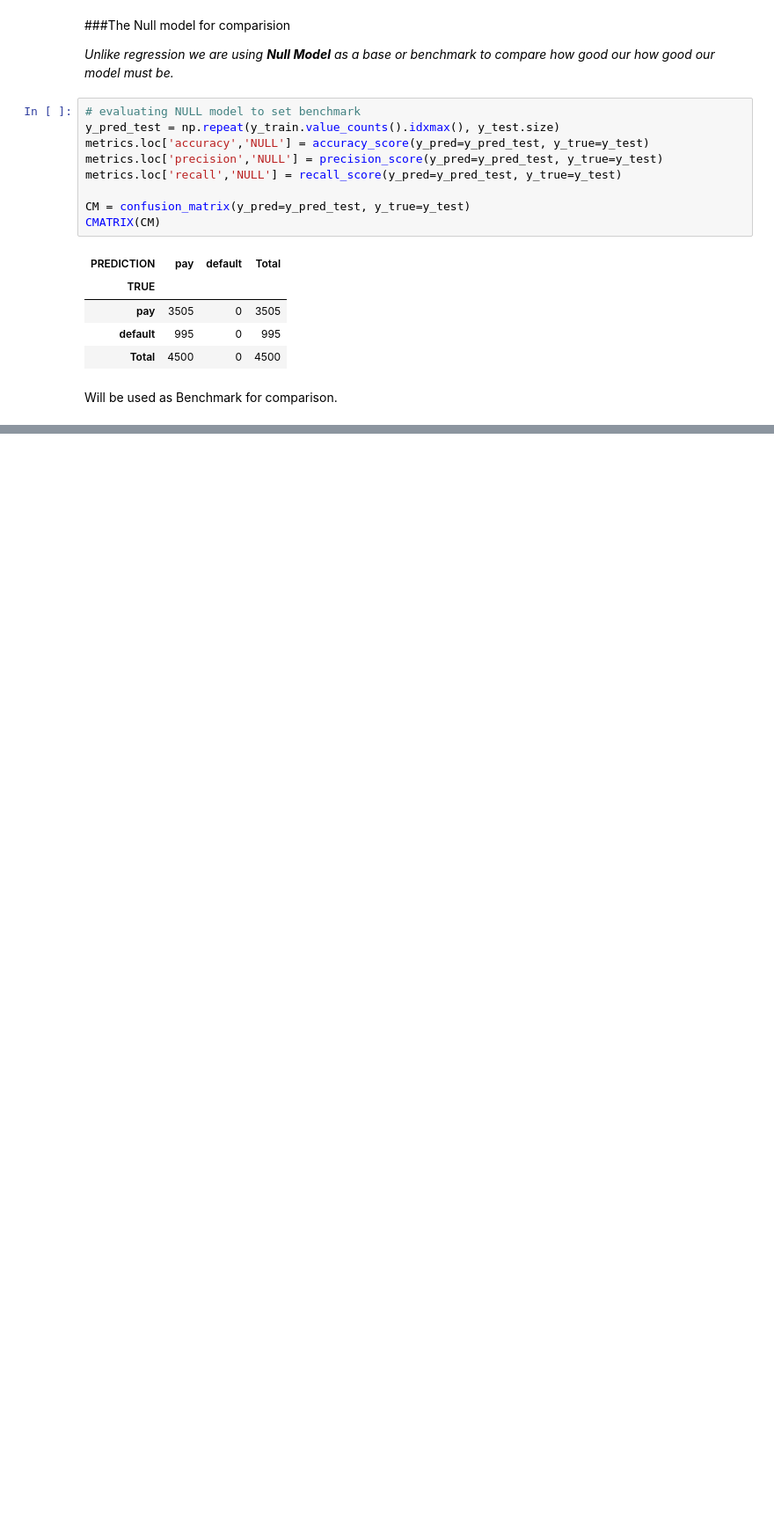
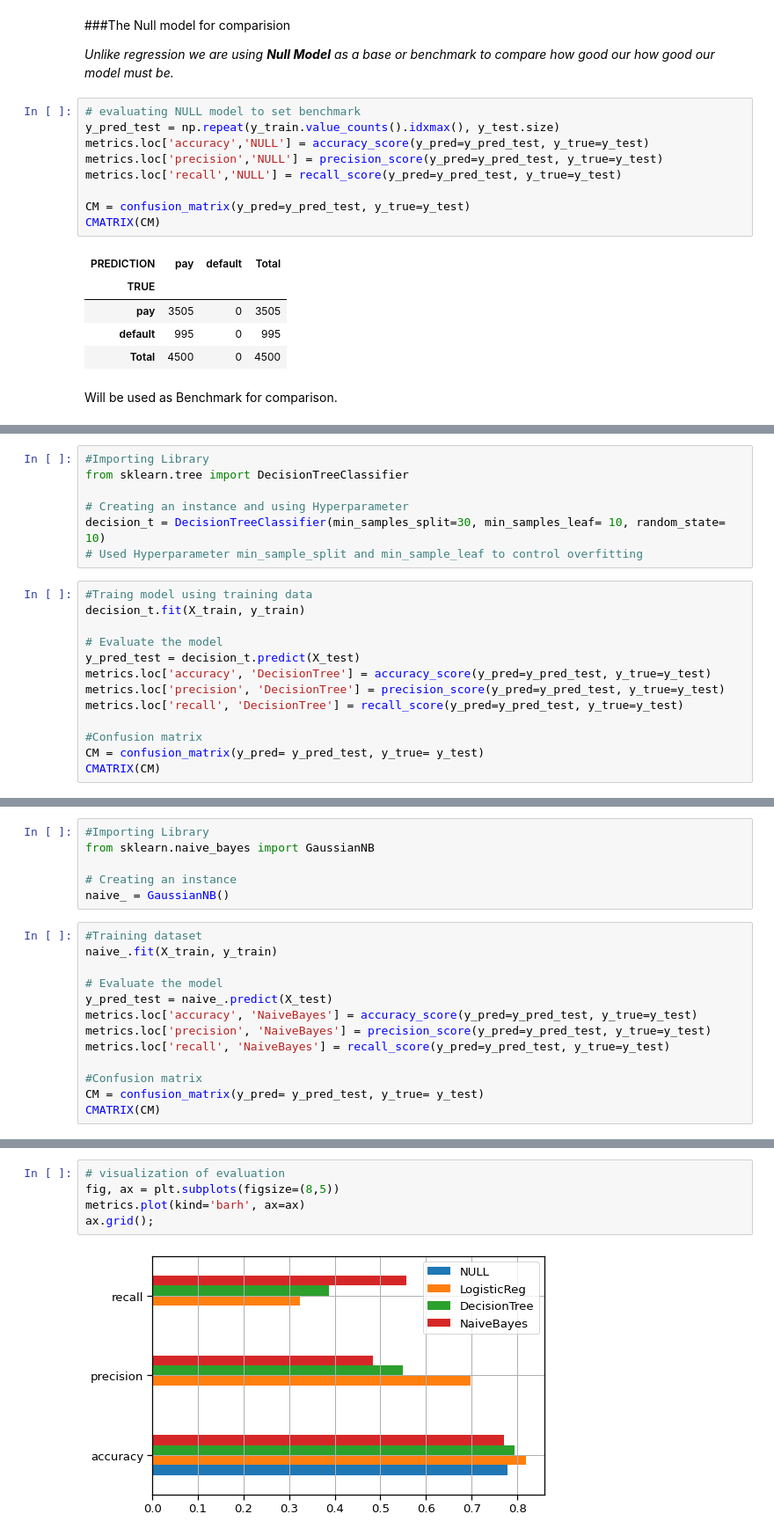
Before and after one commit to Syed-Irfan-1165/Credit-Card-Default-Prediction, a Jupyter notebook: Credit_card_default_prediction.ipynb, the cells around one changed output, grey strips where cells are left out. Shown at 88% size. Cells and saved outputs as stored; diff of their text form; blank space fills up the shorter version.

```diff
--- a/Credit_card_default_prediction.ipynb
+++ b/Credit_card_default_prediction.ipynb
@@ -548,0 +584,20 @@ Will be used as Benchmark for comparison.
+# %%
+#Importing Library
+from sklearn.tree import DecisionTreeClassifier
+
+# Creating an instance and using Hyperparameter
+decision_t = DecisionTreeClassifier(min_samples_split=30, min_samples_leaf= 10, random_state= 10)
+# Used Hyperparameter min_sample_split and min_sample_leaf to control overfitting
+# %%
+#Traing model using training data
+decision_t.fit(X_train, y_train)
+
+# Evaluate the model
+y_pred_test = decision_t.predict(X_test)
+metrics.loc['accuracy', 'DecisionTree'] = accuracy_score(y_pred=y_pred_test, y_true=y_test)
+metrics.loc['precision', 'DecisionTree'] = precision_score(y_pred=y_pred_test, y_true=y_test)
+metrics.loc['recall', 'DecisionTree'] = recall_score(y_pred=y_pred_test, y_true=y_test)
+
+#Confusion matrix
+CM = confusion_matrix(y_pred= y_pred_test, y_true= y_test)
+CMATRIX(CM)
@@ -548,0 +612,19 @@ Will be used as Benchmark for comparison.
+# %%
+#Importing Library
+from sklearn.naive_bayes import GaussianNB
+
+# Creating an instance
+naive_ = GaussianNB()
+# %%
+#Training dataset
+naive_.fit(X_train, y_train)
+
+# Evaluate the model
+y_pred_test = naive_.predict(X_test)
+metrics.loc['accuracy', 'NaiveBayes'] = accuracy_score(y_pred=y_pred_test, y_true=y_test)
+metrics.loc['precision', 'NaiveBayes'] = precision_score(y_pred=y_pred_test, y_true=y_test)
+metrics.loc['recall', 'NaiveBayes'] = recall_score(y_pred=y_pred_test, y_true=y_test)
+
+#Confusion matrix
+CM = confusion_matrix(y_pred= y_pred_test, y_true= y_test)
+CMATRIX(CM)
@@ -548,0 +647,7 @@ Will be used as Benchmark for comparison.
+# %%
+# visualization of evaluation
+fig, ax = plt.subplots(figsize=(8,5))
+metrics.plot(kind='barh', ax=ax)
+ax.grid();
+# %% [output]
+[figure, added]
```
Also changed, not shown: parts of 36 cells of this notebook.
